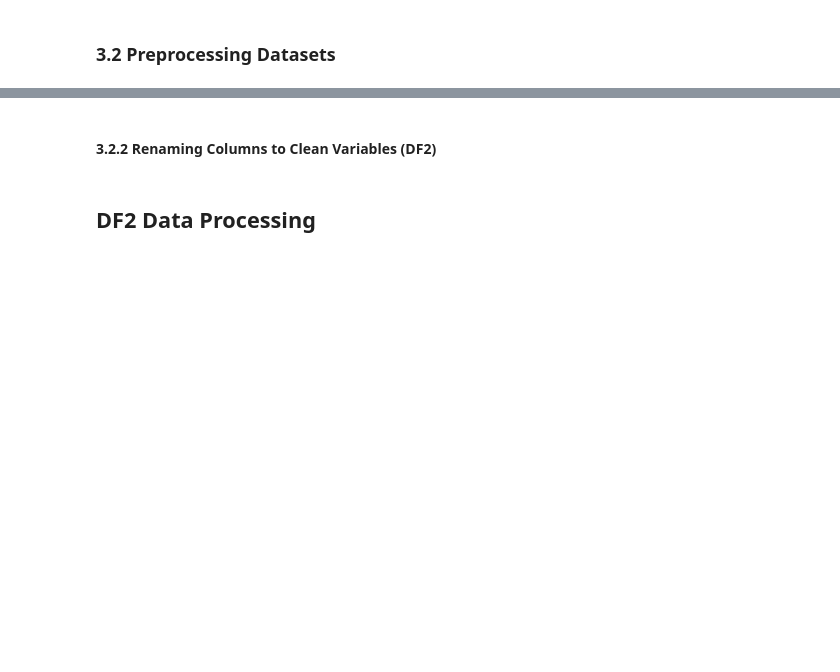
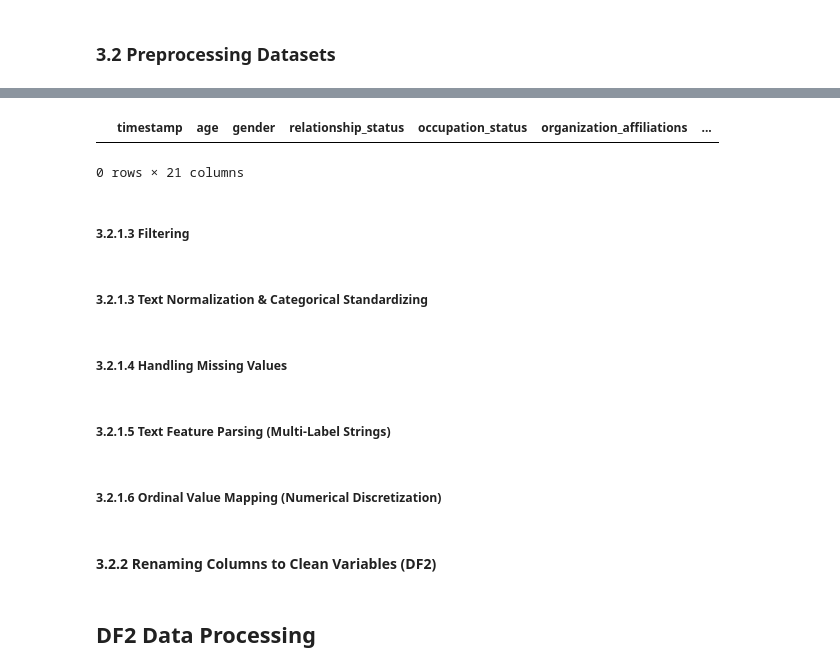
Before and after one commit to klyckman/CSMODEL, a Jupyter notebook: notebooks/Kodiak_Knowers_Notebook.ipynb, the cells around one changed output, grey strips where cells are left out. Saved outputs shown, nothing was run; the diff lists cells and outputs as text; code cells hidden in the pictures; blank space fills up the shorter version.

```diff
--- a/notebooks/Kodiak_Knowers_Notebook.ipynb
+++ b/notebooks/Kodiak_Knowers_Notebook.ipynb
@@ -128,3 +176,18 @@ df1.head()
+# %%
+df1_raw.head(0)
+# %% [output]
+|  | timestamp | age | gender | relationship_status | occupation_status | organization_affiliations | ... |
+0 rows × 21 columns
+# %% [markdown]
+##### 3.2.1.3 Filtering
+# %% [markdown]
+##### 3.2.1.3 Text Normalization & Categorical Standardizing
+# %% [markdown]
+##### 3.2.1.4 Handling Missing Values
+# %% [markdown]
+##### 3.2.1.5 Text Feature Parsing (Multi-Label Strings)
+# %% [markdown]
+##### 3.2.1.6 Ordinal Value Mapping (Numerical Discretization)
 # %% [markdown]
 #### **3.2.2 Renaming Columns to Clean Variables (DF2)**
 # %%
```
Also changed, not shown: parts of 13 cells of this notebook.
